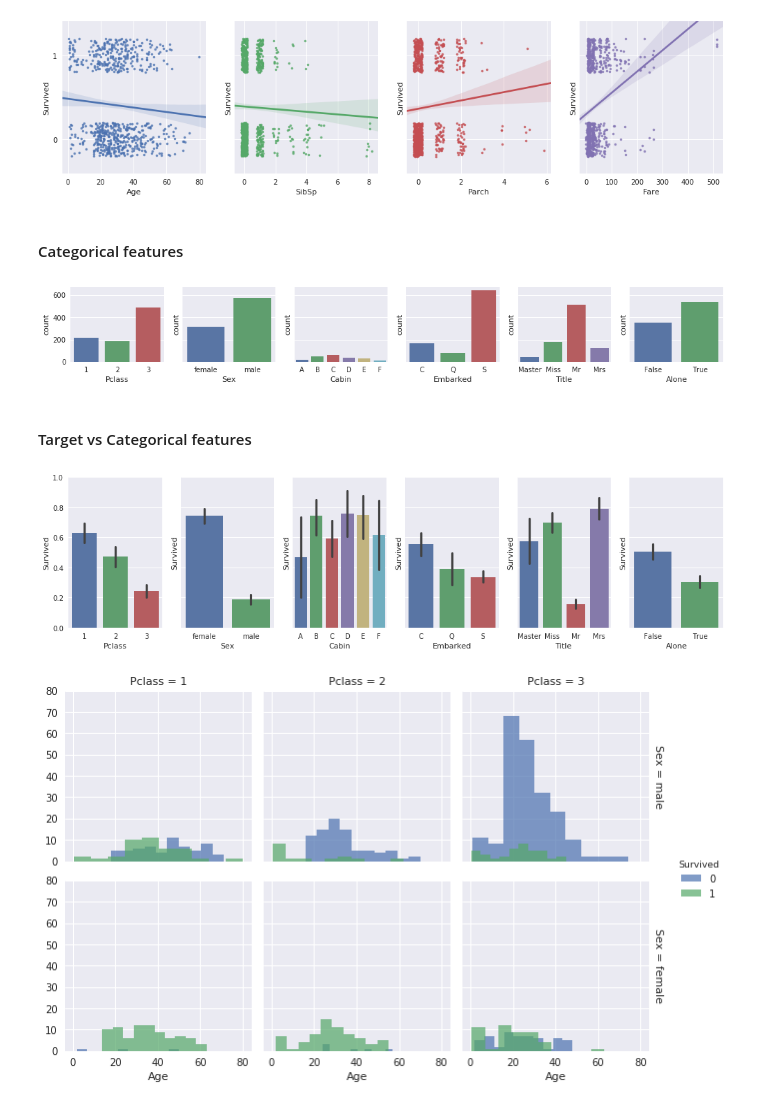
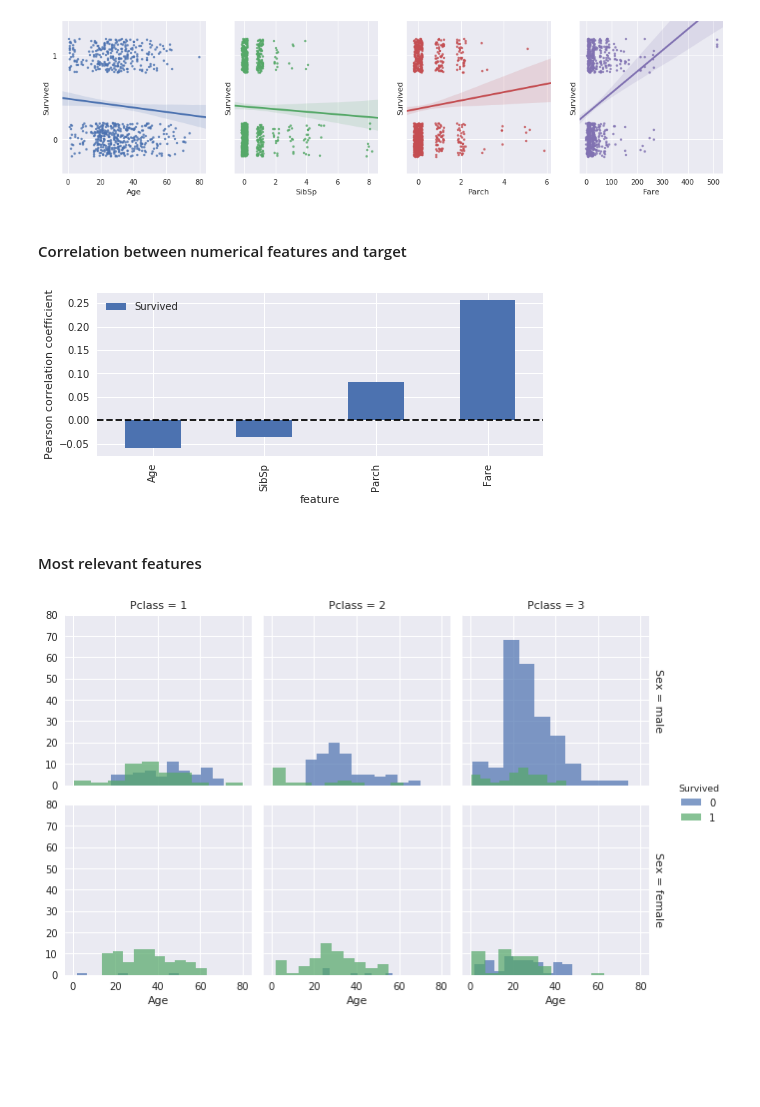
Before and after one commit to angelmtenor/data-science-keras, a Jupyter notebook: titanic.ipynb, the cells around one changed output. Drawn from its saved outputs; the diff is of its cells as text; code cells hidden in the pictures; blank space fills up the shorter version.

```diff
--- a/titanic.ipynb
+++ b/titanic.ipynb
@@ -96,7 +100,7 @@ df['Title'] = df["Name"].str.extract('([A-Za-z]+)\.', expand=False)
 
 # remove low frequency values for the new feautres
 fields = ['Cabin', 'Title']
-df.loc[:, fields] = helper.remove_lowfreq(df.loc[:, fields])
+df.loc[:, fields] = helper.remove_lowfreq(df.loc[:, fields], show=True)
 
 # Alone passenger
 df['Alone'] = ((df["SibSp"] + df["Parch"]) == 0)
@@ -162,20 +181,20 @@ plt.yticks([0,1]);
 # helper.show_target_vs_numerical(df_3sigma, target, numerical, jitter=0.2)
 # %% [output]
 [figure]
+# %% [markdown]
+#### Correlation between numerical features and target
+# %%
+corr = df.corr().loc[numerical, target]
+
+corr.plot.bar(figsize=(8, 3))
+plt.axhline(y=0, color='k', linestyle='--',)
+plt.xlabel('feature')
+plt.ylabel('Pearson correlation coefficient');
+#sns.heatmap(corr, cmap="bwr")
+# %% [output]
+[figure, added]
 # %% [markdown]
-#### Categorical features
+#### Most relevant features
-# %%
-helper.show_categorical(df, categorical, target=target, sharey=True)
-# %% [output]
-[figure, removed]
-# %% [markdown]
-#### Target vs Categorical features
-# %%
-# Target vs Categorical features
-helper.show_target_vs_categorical(df, target, categorical)
-plt.ylim([0, 1]);
-# %% [output]
-[figure, removed]
 # %%
 sns.FacetGrid(df, row = "Sex", col="Pclass",hue="Survived", size=3,
               margin_titles=True).map(plt.hist, "Age", alpha=.7).add_legend();
```
Also changed, not shown: parts of 22 cells of this notebook, 2 other files.
